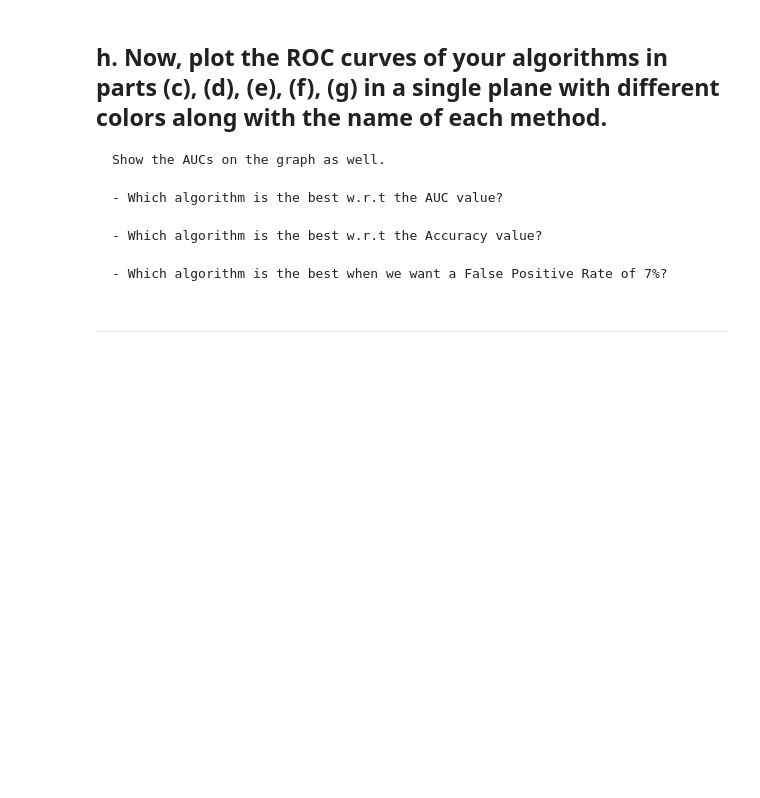
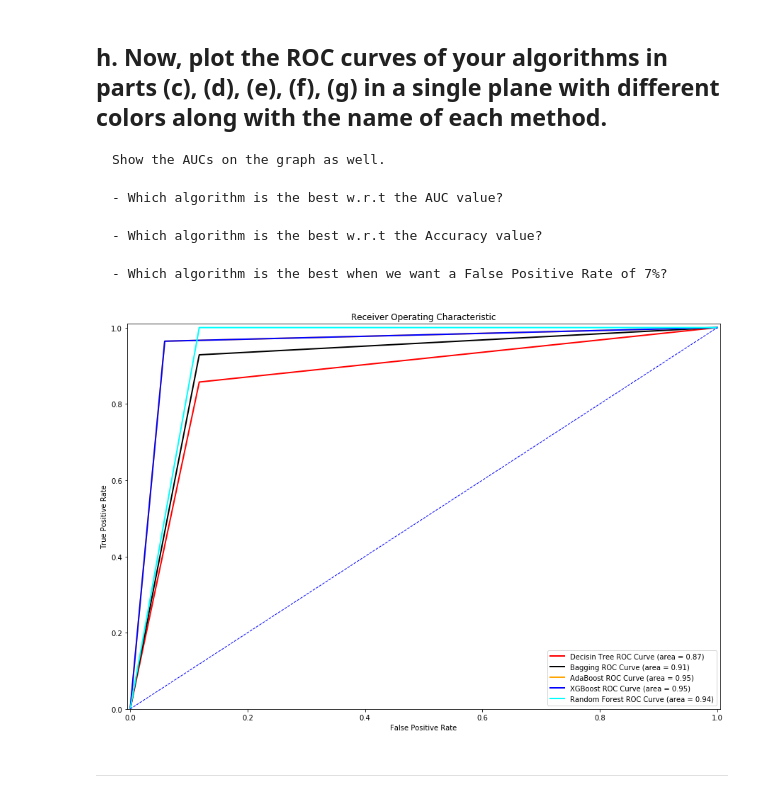
Before and after one commit to dannypadilla/cancer-diagnosis-2.0, a Jupyter notebook: hw1.ipynb, the cells around one changed output. Drawn from its saved outputs; the diff is of its cells as text; code cells hidden in the pictures; blank space fills up the shorter version.

Commit message:
add ROC plot

```diff
--- a/hw1.ipynb
+++ b/hw1.ipynb
@@ -312,5 +311,27 @@ Random Forest AUC: 0.9411764705882353
     - Which algorithm is the best w.r.t the Accuracy value?
 
     - Which algorithm is the best when we want a False Positive Rate of 7%?
+# %%
+plt.figure(figsize=(15, 10) )
+
+plt.plot(dt_false_pr, dt_true_pr, color="red", lw = 2, label = "Decisin Tree ROC Curve (area = %0.2f)" % dt_AUC)
+plt.plot(bag_false_pr, bag_true_pr, color="black", lw = 2, label = "Bagging ROC Curve (area = %0.2f)" % bag_AUC)
+plt.plot(ada_false_pr, ada_true_pr, color="orange", lw = 2, label = "AdaBoost ROC Curve (area = %0.2f)" % ada_AUC)
+plt.plot(xgb_false_pr, xgb_true_pr, color="blue", lw = 2, label = "XGBoost ROC Curve (area = %0.2f)" % xgb_AUC)
+plt.plot(rf_false_pr, rf_true_pr, color="cyan", lw = 2, label = "Random Forest ROC Curve (area = %0.2f)" % rf_AUC)
+
+plt.plot([0, 1], [0, 1], color="blue", lw = 1, linestyle = "--")
+
+plt.xlim([-0.005, 1.005])
+plt.ylim([0.0, 1.01])
+
+plt.xlabel("False Positive Rate")
+plt.ylabel("True Positive Rate")
+plt.title("Receiver Operating Characteristic")
+plt.legend(loc="lower right")
+
+plt.show()
+# %% [output]
+[figure, added]
 # %% [markdown]
 ---
```
Also changed, not shown: parts of 3 cells of this notebook.
